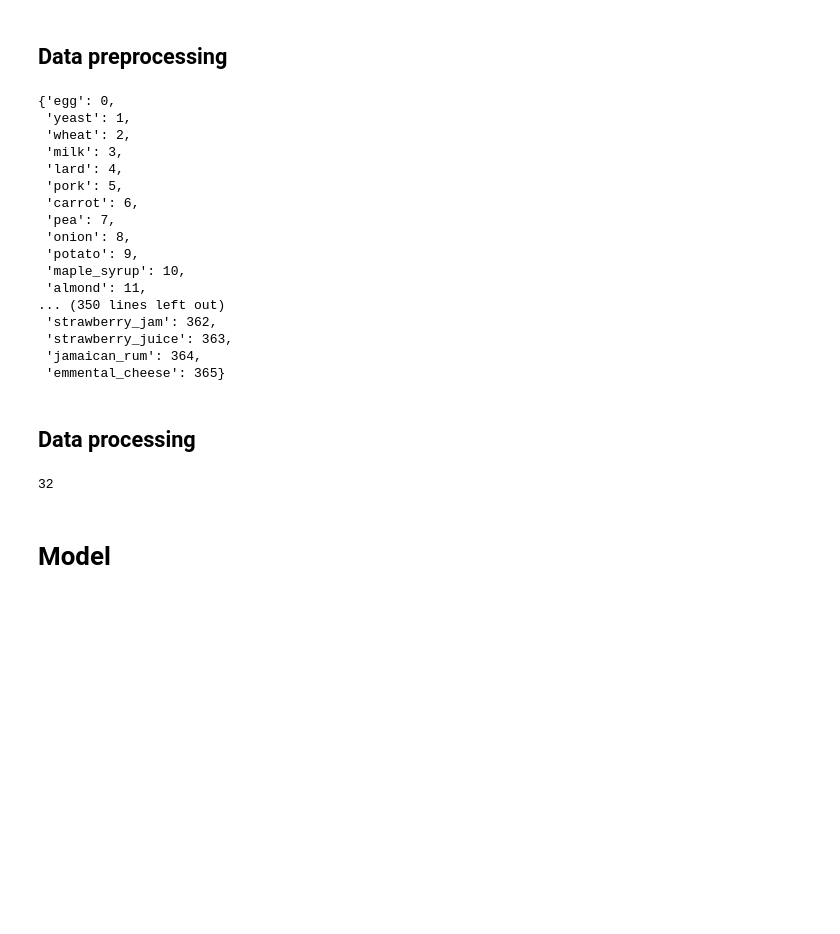
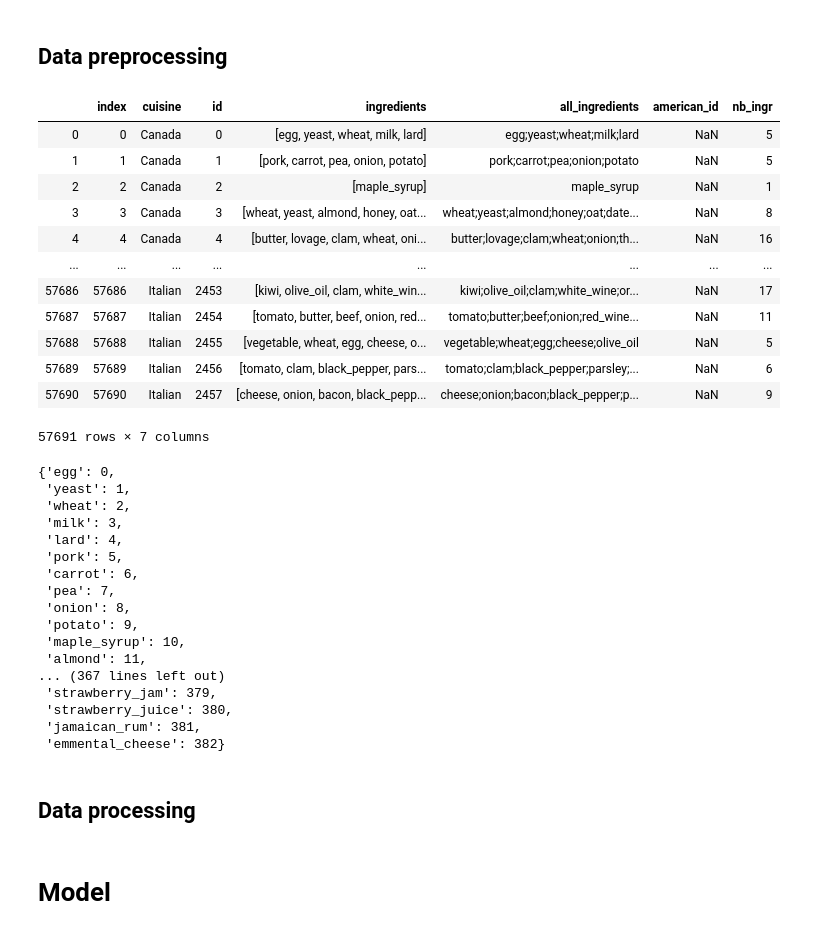
Before and after one commit to catherning/food_recipe_gen, a Jupyter notebook: cuisine_classification/NN_classification.ipynb, the cells around one changed output. Drawn from its saved outputs; the diff is of its cells as text; code cells hidden in the pictures; blank space fills up the shorter version.

Commit message:
Clean structure of folder.
Split cuisine classification task in 3:
- data processing (for the 2 datasets)
- data analysis
- ML classification & NN classification

```diff
--- a/cuisine_classification/NN_classification.ipynb
+++ b/cuisine_classification/NN_classification.ipynb
@@ -15,11 +15,25 @@ import torch.optim as optim
 ## Data preprocessing
 # %%
 FOLDER_PATH = "D:\\Google Drive\\Catherning Folder\\THU\\Thesis\\Recipe datasets\\scirep-cuisines-detail"
-FILE = "cleaned_data.pkl"
+FILES = ["cleaned_data.pkl","full_data.pkl"]
 # %%
-df=pd.read_pickle(os.path.join(FOLDER_PATH,FILE))
+df=pd.read_pickle(os.path.join(FOLDER_PATH,FILES[1]))
 df=df.reset_index()
-df["nb_ingr"]=df["ingredients"].apply(len)
+df
+# %% [output]
+|  | index | cuisine | id | ingredients | all_ingredients | american_id | nb_ingr |
+| 0 | 0 | Canada | 0 | [egg, yeast, wheat, milk, lard] | egg;yeast;wheat;milk;lard | NaN | 5 |
+| 1 | 1 | Canada | 1 | [pork, carrot, pea, onion, potato] | pork;carrot;pea;onion;potato | NaN | 5 |
+| 2 | 2 | Canada | 2 | [maple_syrup] | maple_syrup | NaN | 1 |
+| 3 | 3 | Canada | 3 | [wheat, yeast, almond, honey, oat... | wheat;yeast;almond;honey;oat;date... | NaN | 8 |
+| 4 | 4 | Canada | 4 | [butter, lovage, clam, wheat, oni... | butter;lovage;clam;wheat;onion;th... | NaN | 16 |
+| ... | ... | ... | ... | ... | ... | ... | ... |
+| 57686 | 57686 | Italian | 2453 | [kiwi, olive_oil, clam, white_win... | kiwi;olive_oil;clam;white_wine;or... | NaN | 17 |
+| 57687 | 57687 | Italian | 2454 | [tomato, butter, beef, onion, red... | tomato;butter;beef;onion;red_wine... | NaN | 11 |
+| 57688 | 57688 | Italian | 2455 | [vegetable, wheat, egg, cheese, o... | vegetable;wheat;egg;cheese;olive_oil | NaN | 5 |
+| 57689 | 57689 | Italian | 2456 | [tomato, clam, black_pepper, pars... | tomato;clam;black_pepper;parsley;... | NaN | 6 |
+| 57690 | 57690 | Italian | 2457 | [cheese, onion, bacon, black_pepp... | cheese;onion;bacon;black_pepper;p... | NaN | 9 |
+57691 rows × 7 columns
 # %%
 vocab_ingrs = utils.Vocabulary()
 for ingredients in df.loc[:,"ingredients"]:
@@ -39,11 +53,11 @@ vocab_ingrs.word2idx
  'potato': 9,
  'maple_syrup': 10,
  'almond': 11,
-... (350 lines left out)
- 'strawberry_jam': 362,
- 'strawberry_juice': 363,
- 'jamaican_rum': 364,
- 'emmental_cheese': 365}
+... (367 lines left out)
+ 'strawberry_jam': 379,
+ 'strawberry_juice': 380,
+ 'jamaican_rum': 381,
+ 'emmental_cheese': 382}
 # %%
 vocab_cuisine = utils.Vocabulary()
 for cuisine in df.loc[:,"cuisine"]:
@@ -56,11 +70,6 @@ for cuisine in df.loc[:,"cuisine"]:
 # class_vector = torch.Tensor(class_vector)
 # %% [markdown]
 ## Data processing
-# %%
-MAX_INGR=max(df["nb_ingr"])
-MAX_INGR
-# %% [output]
-32
 # %%
 def ingr2idx(ingr_list):
     # If I didn't do the one-hot encoding by myself and used directly an embedding layer in the net,
```
Also changed, not shown: parts of 3 cells of this notebook, 5 other files.
